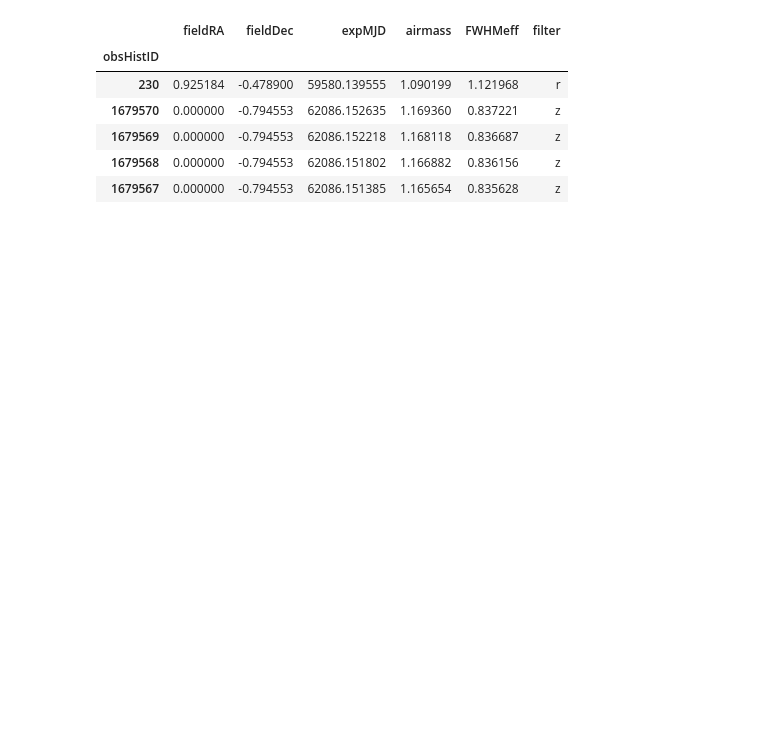
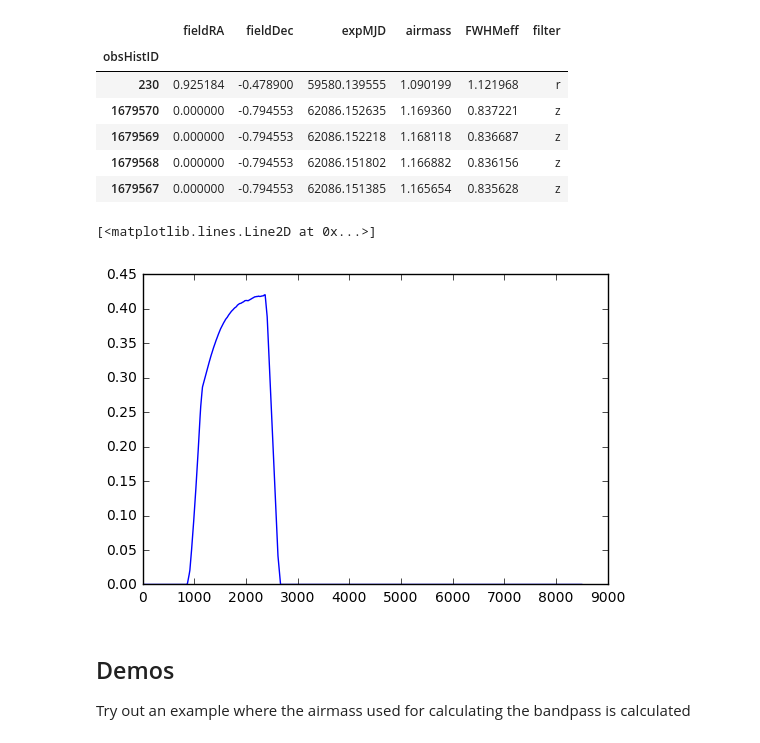
Before and after one commit to rbiswas4/ObsCond, a Jupyter notebook: examples/Demo_SkyBrightness.ipynb, the cells around one changed output. Saved outputs shown, nothing was run; the diff lists cells and outputs as text; code cells hidden in the pictures; blank space fills up the shorter version.

```diff
--- a/examples/Demo_SkyBrightness.ipynb
+++ b/examples/Demo_SkyBrightness.ipynb
@@ -22,3 +34,12 @@ pointings[['fieldRA', 'fieldDec', 'expMJD', 'airmass', 'FWHMeff', 'filter']].hea
 | 1679569 | 0.000000 | -0.794553 | 62086.152218 | 1.168118 | 0.836687 | z |
 | 1679568 | 0.000000 | -0.794553 | 62086.151802 | 1.166882 | 0.836156 | z |
 | 1679567 | 0.000000 | -0.794553 | 62086.151385 | 1.165654 | 0.835628 | z |
+# %%
+plt.plot(skycalc.adb.bandpassForAirmass('g', 1.00).sb)
+# %% [output]
+[<matplotlib.lines.Line2D at 0x...>]
+[figure, added]
+# %% [markdown]
+## Demos
+
+Try out an example where the airmass used for calculating the bandpass is calculated
```
Also changed, not shown: parts of 16 cells of this notebook, 2 other files.
